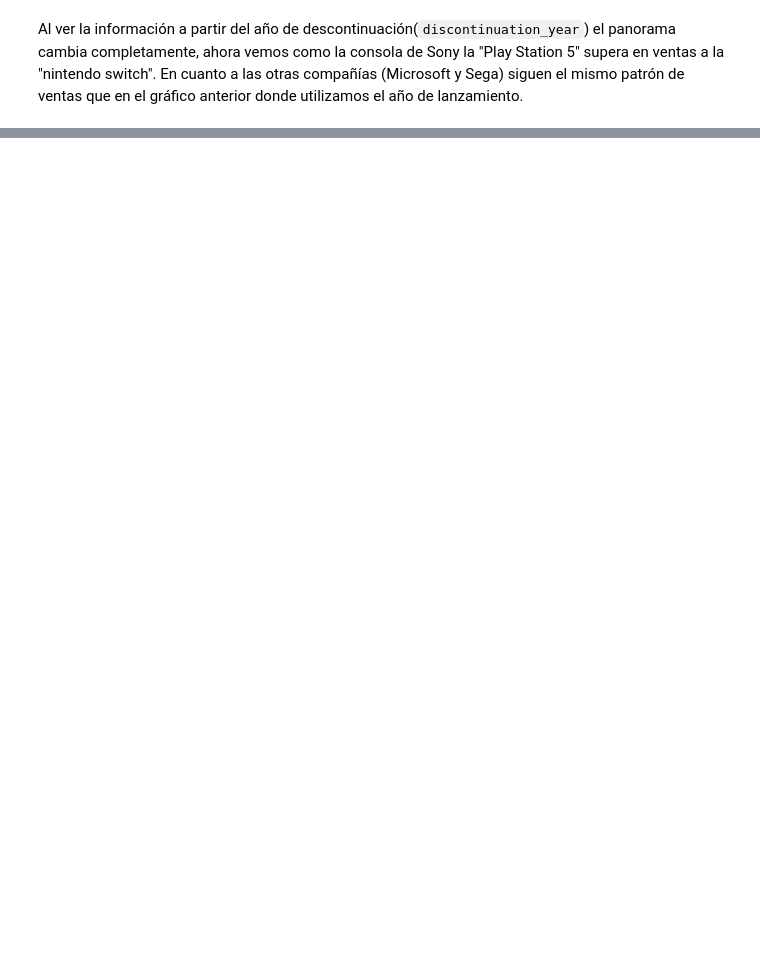
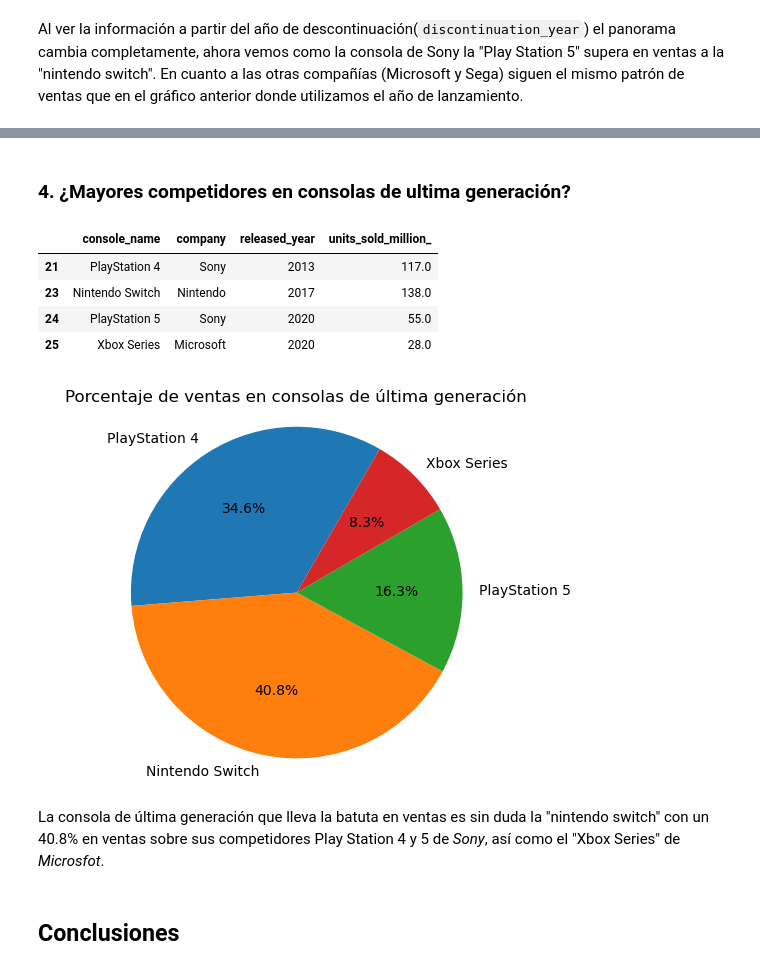
Before and after one commit to pahoalapizco/eda-persona-projects, a Jupyter notebook: notebooks/1.0-eda_personal_projects-console_analysis.ipynb, the cells around one changed output, grey strips where cells are left out. Saved outputs shown, nothing was run; the diff lists cells and outputs as text; code cells hidden in the pictures; blank space fills up the shorter version.

```diff
--- a/notebooks/1.0-eda_personal_projects-console_analysis.ipynb
+++ b/notebooks/1.0-eda_personal_projects-console_analysis.ipynb
@@ -231,0 +352,31 @@ Al ver la información a partir del año de descontinuación(`discontinuation_ye
+# %% [markdown]
+### **4. ¿Mayores competidores en consolas de ultima generación?**
+# %%
+# Nos quedamos solo con las consolas que tiguen en el mercado.
+ongoing_consoles_df = console_df[console_df["discontinuation_year"] == "ongoing"]
+sales_df = ongoing_consoles_df["units_sold_million_"]
+
+total_sales = sales_df.sum()
+sales_proportion = (sales_df / total_sales )
+
+plt.pie(
+  sales_proportion,
+  labels=ongoing_consoles_df["console_name"],
+  autopct='%1.1f%%', startangle=60
+)
+
+plt.title("Porcentaje de ventas en consolas de última generación")
+plt.axis("equaL")
+
+ongoing_consoles_df.select_columns("console_name", "company","released_year","units_sold_million_" )
+# %% [output]
+|  | console_name | company | released_year | units_sold_million_ |
+| 21 | PlayStation 4 | Sony | 2013 | 117.0 |
+| 23 | Nintendo Switch | Nintendo | 2017 | 138.0 |
+| 24 | PlayStation 5 | Sony | 2020 | 55.0 |
+| 25 | Xbox Series | Microsoft | 2020 | 28.0 |
+[figure, added]
+# %% [markdown]
+La consola de última generación que lleva la batuta en ventas es sin duda la "nintendo switch" con un 40.8% en ventas sobre sus competidores Play Station 4 y 5 de _Sony_, así como el "Xbox Series" de _Microsfot_.
+# %% [markdown]
+## Conclusiones
```
Also changed, not shown: parts of 14 cells of this notebook.
